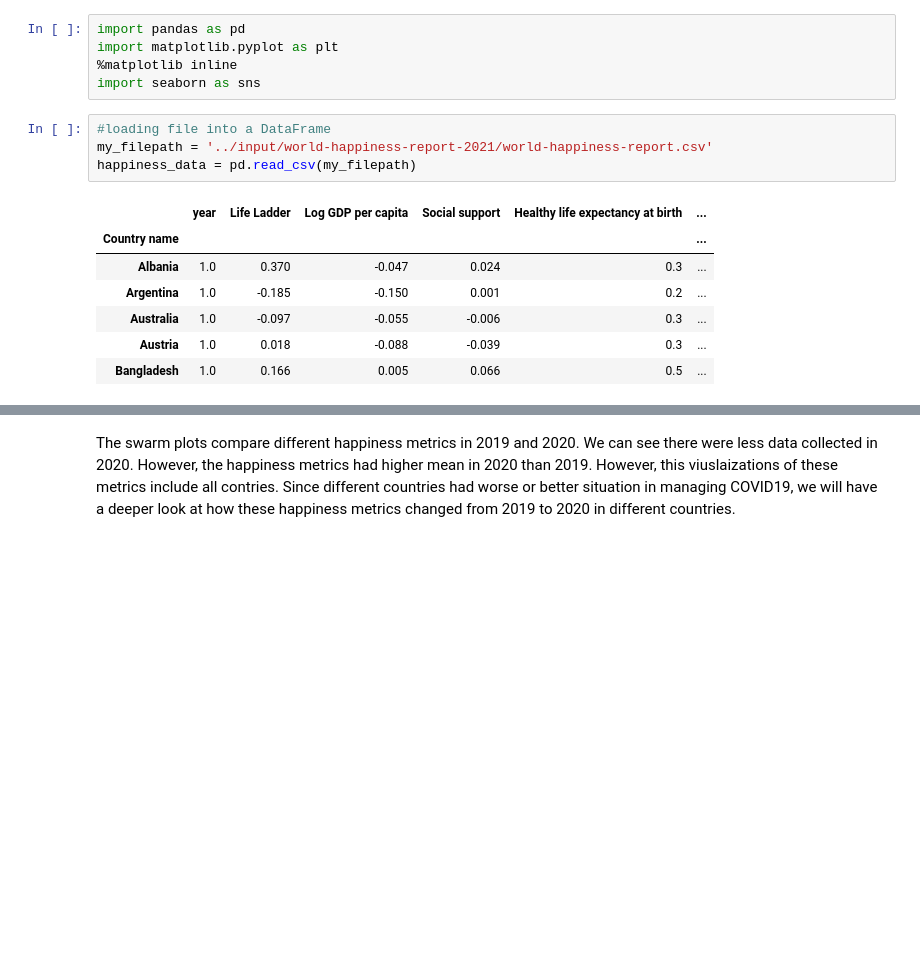
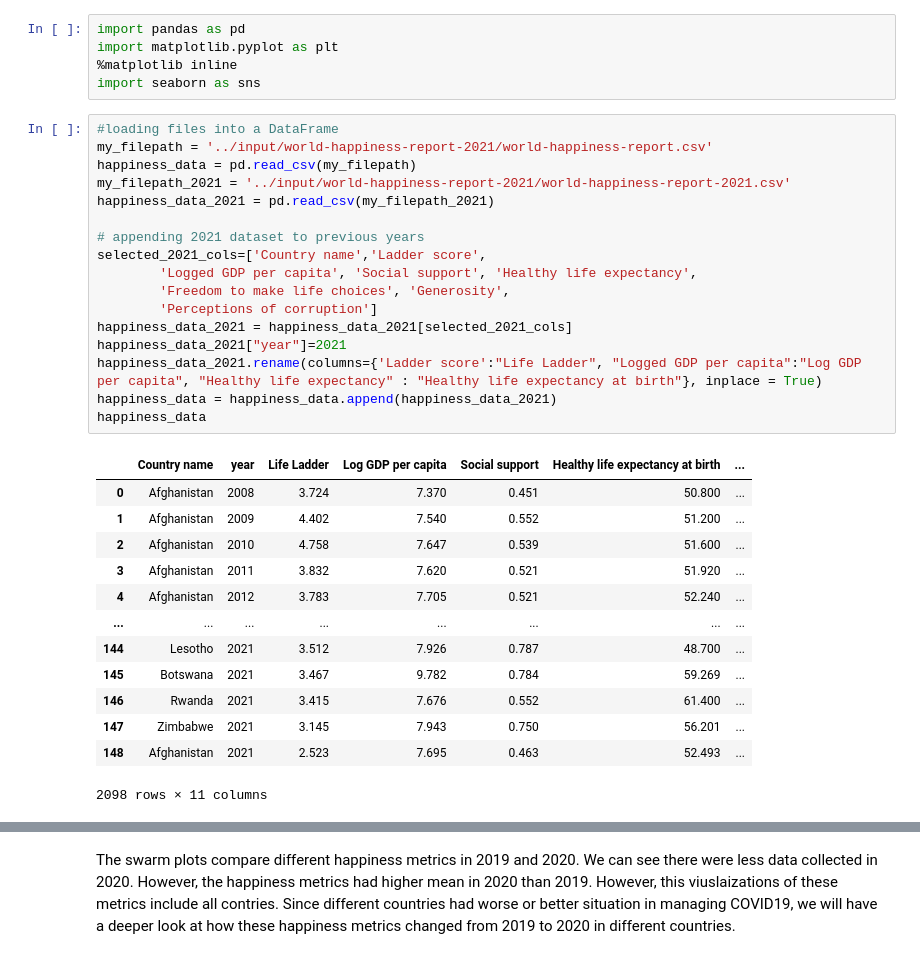
Before and after one commit to nemote95/Kaggle-playground, a Jupyter notebook: world happiness.ipynb, the cells around one changed output, grey strips where cells are left out. Drawn from its saved outputs; the diff is of its cells as text; blank space fills up the shorter version.

```diff
--- a/world happiness.ipynb
+++ b/world happiness.ipynb
@@ -7,18 +7,37 @@ import pandas as pd
 import matplotlib.pyplot as plt
 %matplotlib inline
 import seaborn as sns
-# %%
-#loading file into a DataFrame
-my_filepath = '../input/world-happiness-report-2021/world-happiness-report.csv'
-happiness_data = pd.read_csv(my_filepath)
-# %% [output]
-|  | year | Life Ladder | Log GDP per capita | Social support | Healthy life expectancy at birth | ... |
-| Country name |  |  |  |  |  | ... |
-| Albania | 1.0 | 0.370 | -0.047 | 0.024 | 0.3 | ... |
-| Argentina | 1.0 | -0.185 | -0.150 | 0.001 | 0.2 | ... |
-| Australia | 1.0 | -0.097 | -0.055 | -0.006 | 0.3 | ... |
-| Austria | 1.0 | 0.018 | -0.088 | -0.039 | 0.3 | ... |
-| Bangladesh | 1.0 | 0.166 | 0.005 | 0.066 | 0.5 | ... |
+# %%
+#loading files into a DataFrame
+my_filepath = '../input/world-happiness-report-2021/world-happiness-report.csv'
+happiness_data = pd.read_csv(my_filepath)
+my_filepath_2021 = '../input/world-happiness-report-2021/world-happiness-report-2021.csv'
+happiness_data_2021 = pd.read_csv(my_filepath_2021)
+
+# appending 2021 dataset to previous years
+selected_2021_cols=['Country name','Ladder score',
+        'Logged GDP per capita', 'Social support', 'Healthy life expectancy',
+        'Freedom to make life choices', 'Generosity',
+        'Perceptions of corruption']
+happiness_data_2021 = happiness_data_2021[selected_2021_cols]
+happiness_data_2021["year"]=2021
+happiness_data_2021.rename(columns={'Ladder score':"Life Ladder", "Logged GDP per capita":"Log GDP per capita", "Healthy life expectancy" : "Healthy life expectancy at birth"}, inplace = True)
+happiness_data = happiness_data.append(happiness_data_2021)
+happiness_data
+# %% [output]
+|  | Country name | year | Life Ladder | Log GDP per capita | Social support | Healthy life expectancy at birth | ... |
+| 0 | Afghanistan | 2008 | 3.724 | 7.370 | 0.451 | 50.800 | ... |
+| 1 | Afghanistan | 2009 | 4.402 | 7.540 | 0.552 | 51.200 | ... |
+| 2 | Afghanistan | 2010 | 4.758 | 7.647 | 0.539 | 51.600 | ... |
+| 3 | Afghanistan | 2011 | 3.832 | 7.620 | 0.521 | 51.920 | ... |
+| 4 | Afghanistan | 2012 | 3.783 | 7.705 | 0.521 | 52.240 | ... |
+| ... | ... | ... | ... | ... | ... | ... | ... |
+| 144 | Lesotho | 2021 | 3.512 | 7.926 | 0.787 | 48.700 | ... |
+| 145 | Botswana | 2021 | 3.467 | 9.782 | 0.784 | 59.269 | ... |
+| 146 | Rwanda | 2021 | 3.415 | 7.676 | 0.552 | 61.400 | ... |
+| 147 | Zimbabwe | 2021 | 3.145 | 7.943 | 0.750 | 56.201 | ... |
+| 148 | Afghanistan | 2021 | 2.523 | 7.695 | 0.463 | 52.493 | ... |
+2098 rows × 11 columns
 # %%
 #comparing happiness variables in 2019 and 2020
 fig, axes = plt.subplots(3,3,figsize=(15,15))
```
Also changed, not shown: parts of 3 cells of this notebook.
